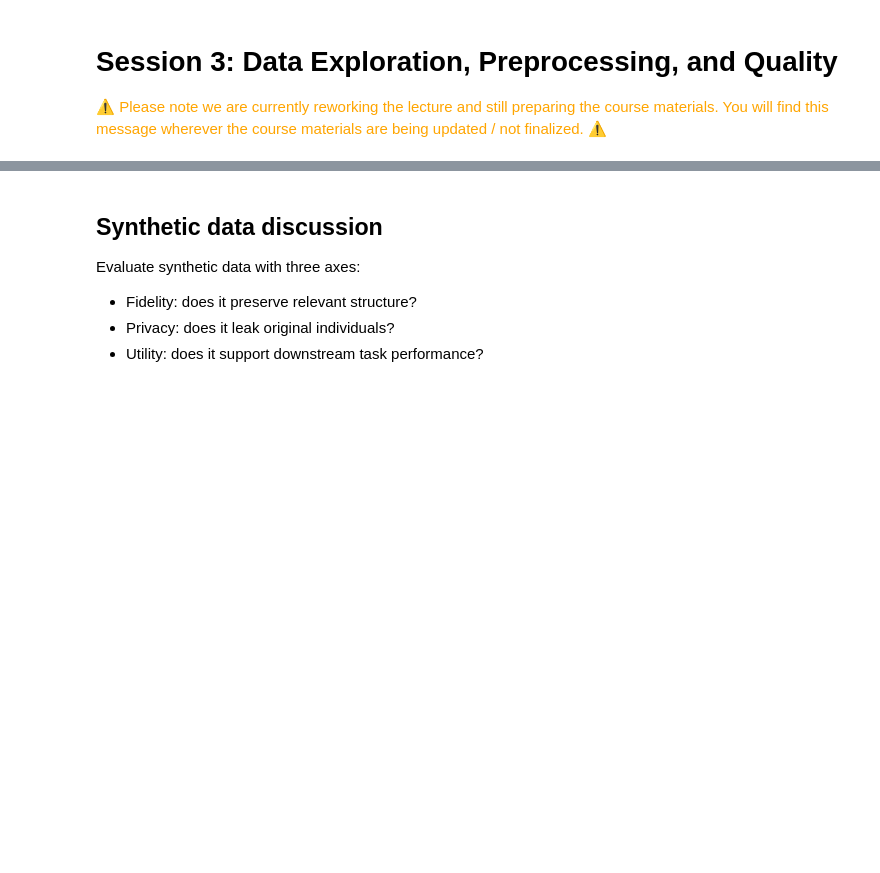
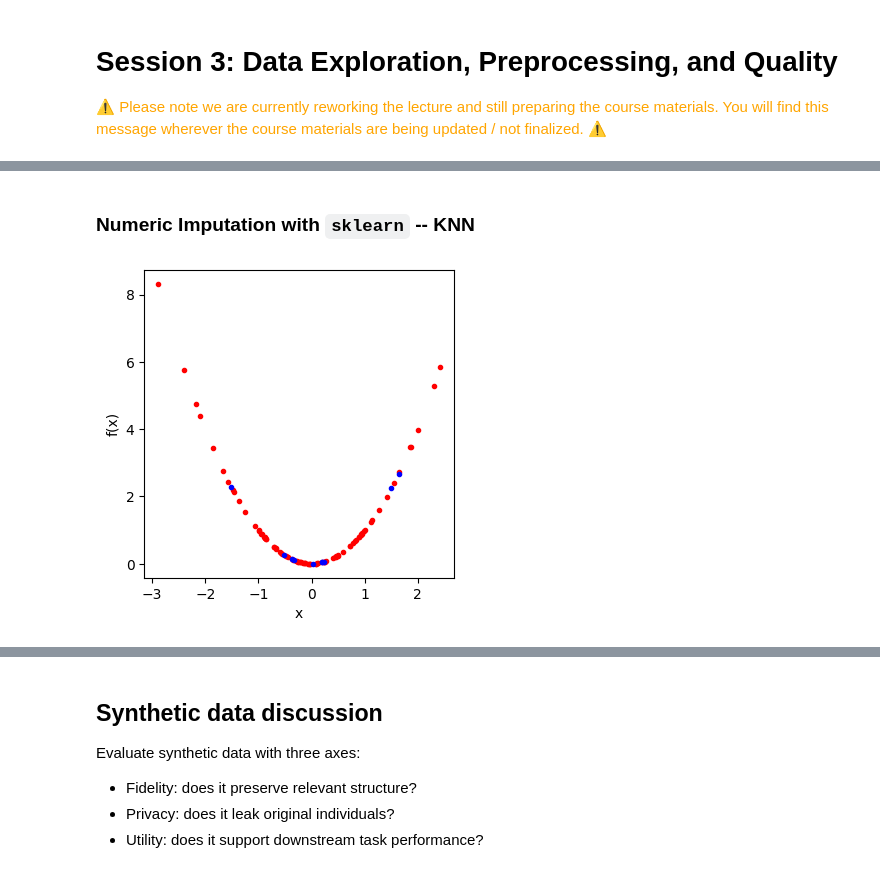
Before and after one commit to calgo-lab/data-science-workflow, a Jupyter notebook: DSW-sessions/session3_data_quality.ipynb, the cells around one changed output, grey strips where cells are left out. Saved outputs shown, nothing was run; the diff lists cells and outputs as text; code cells hidden in the pictures; blank space fills up the shorter version.

```diff
--- a/DSW-sessions/session3_data_quality.ipynb
+++ b/DSW-sessions/session3_data_quality.ipynb
@@ -63,0 +276,19 @@ Use a human-in-the-loop pass before sharing prompts or datasets externally.
+# %% [markdown]
+### Numeric Imputation with ``sklearn`` -- KNN
+# %%
+from sklearn.impute import KNNImputer
+imp = KNNImputer()
+
+X_train = df.loc[mask==0,:].values
+imp.fit(X_train)
+
+X_test = df.loc[mask>0,:].values
+X_test_imputed = imp.transform(X_test)
+
+plt.figure(figsize=[4,4])
+plt.plot(X_train[:,0], X_train[:,1], 'r.',
+         X_test_imputed[:,0], X_test_imputed[:,1],'b.')
+plt.ylabel("f(x)")
+plt.xlabel("x");
+# %% [output]
+[figure, added]
```
Also changed, not shown: parts of 82 cells of this notebook.
